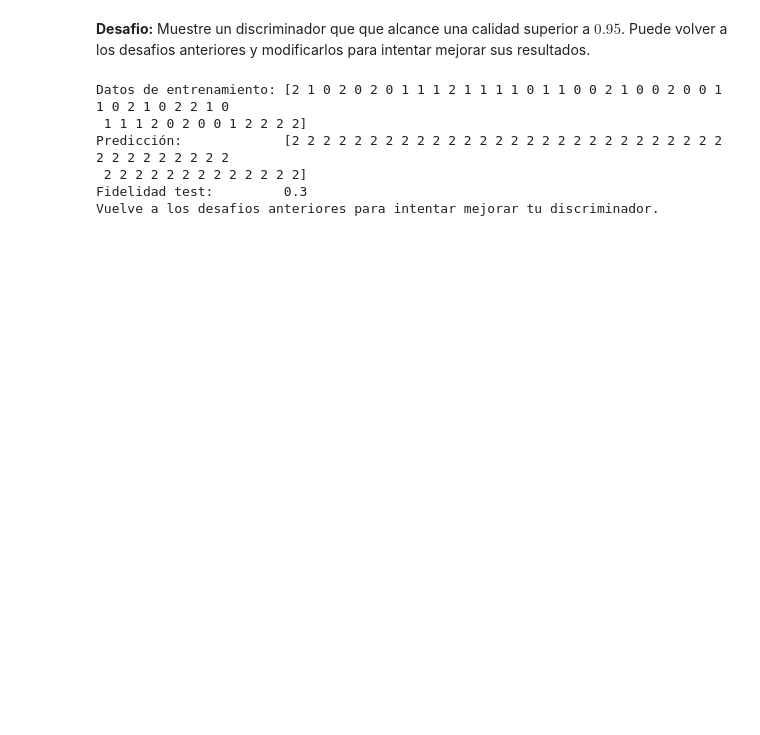
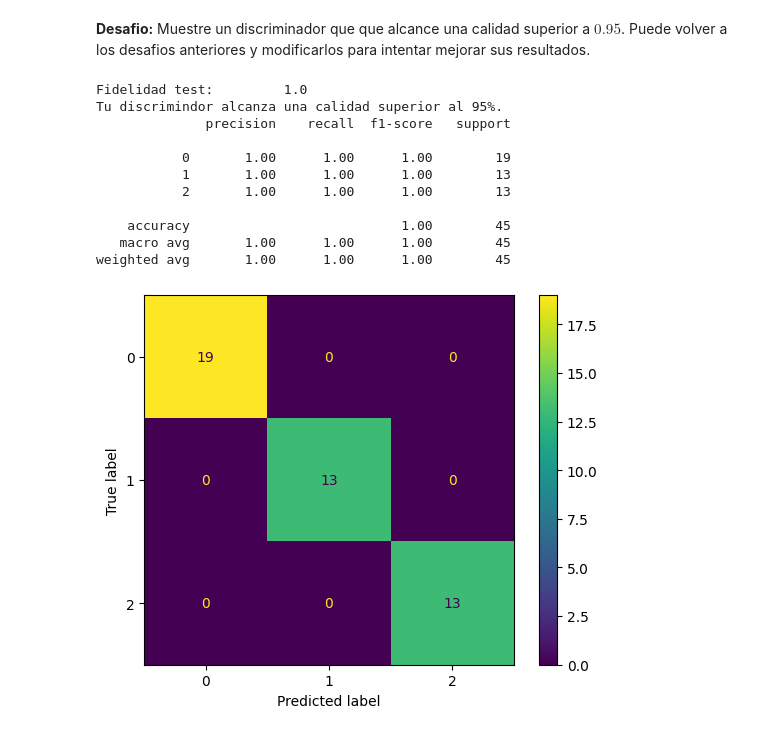
Before and after one commit to LucianoPereiraValenzuela/ECC_2025_testing, a Jupyter notebook: ECC2025/desafio_7_Clasificación_Cuántica_del_Iris_dataset.ipynb, the cells around one changed output. Saved outputs shown, nothing was run; the diff lists cells and outputs as text; code cells hidden in the pictures; blank space fills up the shorter version.

```diff
--- a/ECC2025/desafio_7_Clasificación_Cuántica_del_Iris_dataset.ipynb
+++ b/ECC2025/desafio_7_Clasificación_Cuántica_del_Iris_dataset.ipynb
@@ -159,15 +226,2 @@ ax[1].imshow( Kq_test )
 # %% [markdown]
 __Desafio:__ Muestre un discriminador que que alcance una calidad superior a $0.95$. Puede volver a los desafios anteriores y modificarlos para intentar mejorar sus resultados.
-# %%
-def test_7c( Kq_train, Y_train, Kq_test, Y_test ):
-    svm = SVC( kernel = 'precomputed' )
-    svm.fit( Kq_train, Y_train )
-    Y_pred_quantum = svm.predict( Kq_test )
-    print( 'Datos de entrenamiento:', Y_test )
-    print( 'Predicción:            ', Y_pred_quantum )
-    # print( 'Fidelidad train:       ', svm.score( Kq_train, Y_train ) )
-    print( 'Fidelidad test:        ', svm.score( Kq_test, Y_test ) )
-    if svm.score( Kq_test, Y_test ) > 0.95:
-        print('Tu discrimindor alcanza una calidad superior al 95%.')
-    else:
-        print('Vuelve a los desafios anteriores para intentar mejorar tu discriminador.')
@@ -174,9 +280,15 @@ def test_7c( Kq_train, Y_train, Kq_test, Y_test ):
 # %%
-test_7c( Kq_train, Y_train, Kq_test, Y_test )
+test_7c( Kq_train, y_train, Kq_test, y_test )
 # %% [output]
-Datos de entrenamiento: [2 1 0 2 0 2 0 1 1 1 2 1 1 1 1 0 1 1 0 0 2 1 0 0 2 0 0 1 1 0 2 1 0 2 2 1 0
- 1 1 1 2 0 2 0 0 1 2 2 2 2]
-Predicción:             [2 2 2 2 2 2 2 2 2 2 2 2 2 2 2 2 2 2 2 2 2 2 2 2 2 2 2 2 2 2 2 2 2 2 2 2 2
- 2 2 2 2 2 2 2 2 2 2 2 2 2]
-Fidelidad test:         0.3
-Vuelve a los desafios anteriores para intentar mejorar tu discriminador.
+Fidelidad test:         1.0
+Tu discrimindor alcanza una calidad superior al 95%.
+              precision    recall  f1-score   support
+
+           0       1.00      1.00      1.00        19
+           1       1.00      1.00      1.00        13
+           2       1.00      1.00      1.00        13
+
+    accuracy                           1.00        45
+   macro avg       1.00      1.00      1.00        45
+weighted avg       1.00      1.00      1.00        45
+[figure, added]
```
Also changed, not shown: parts of 16 cells of this notebook.
